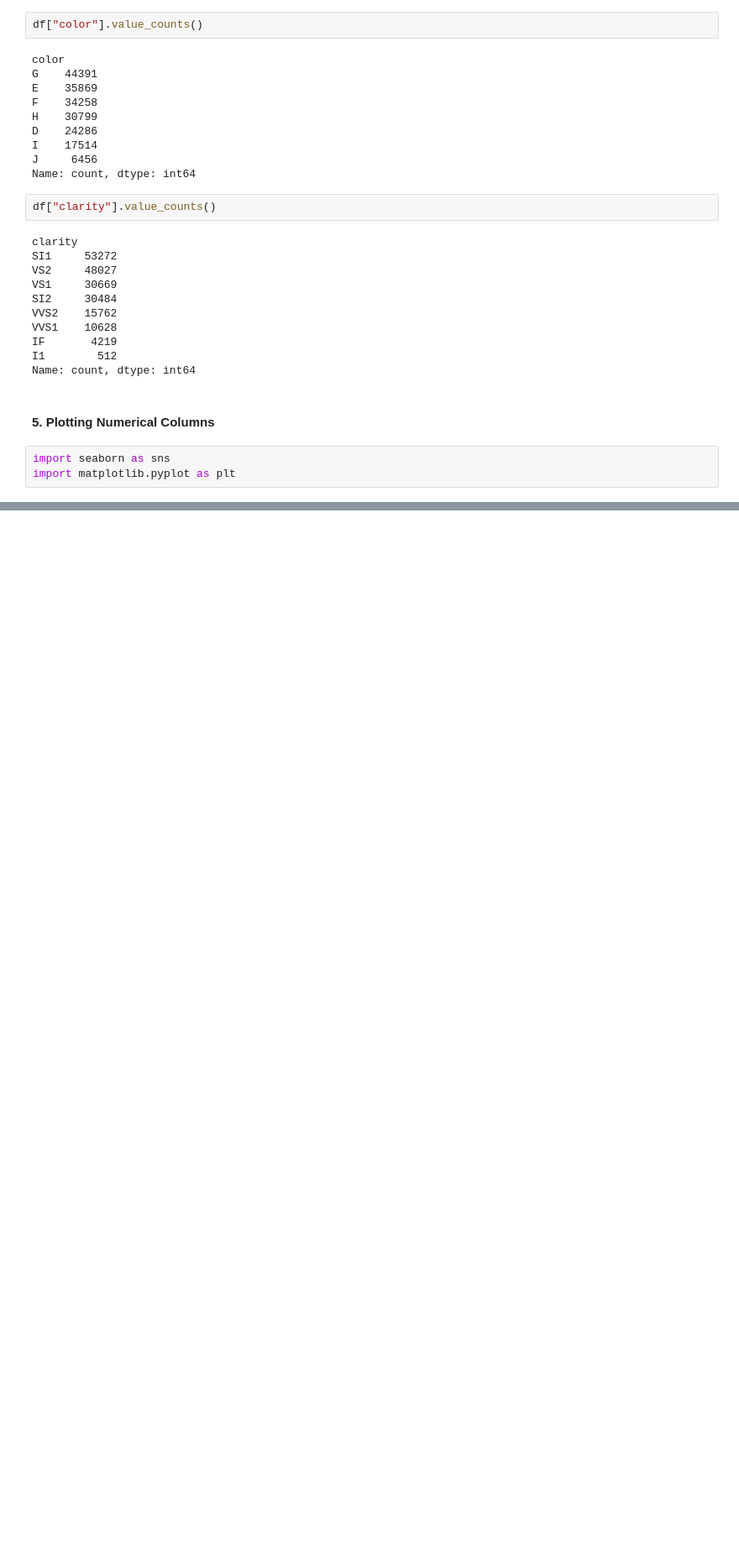
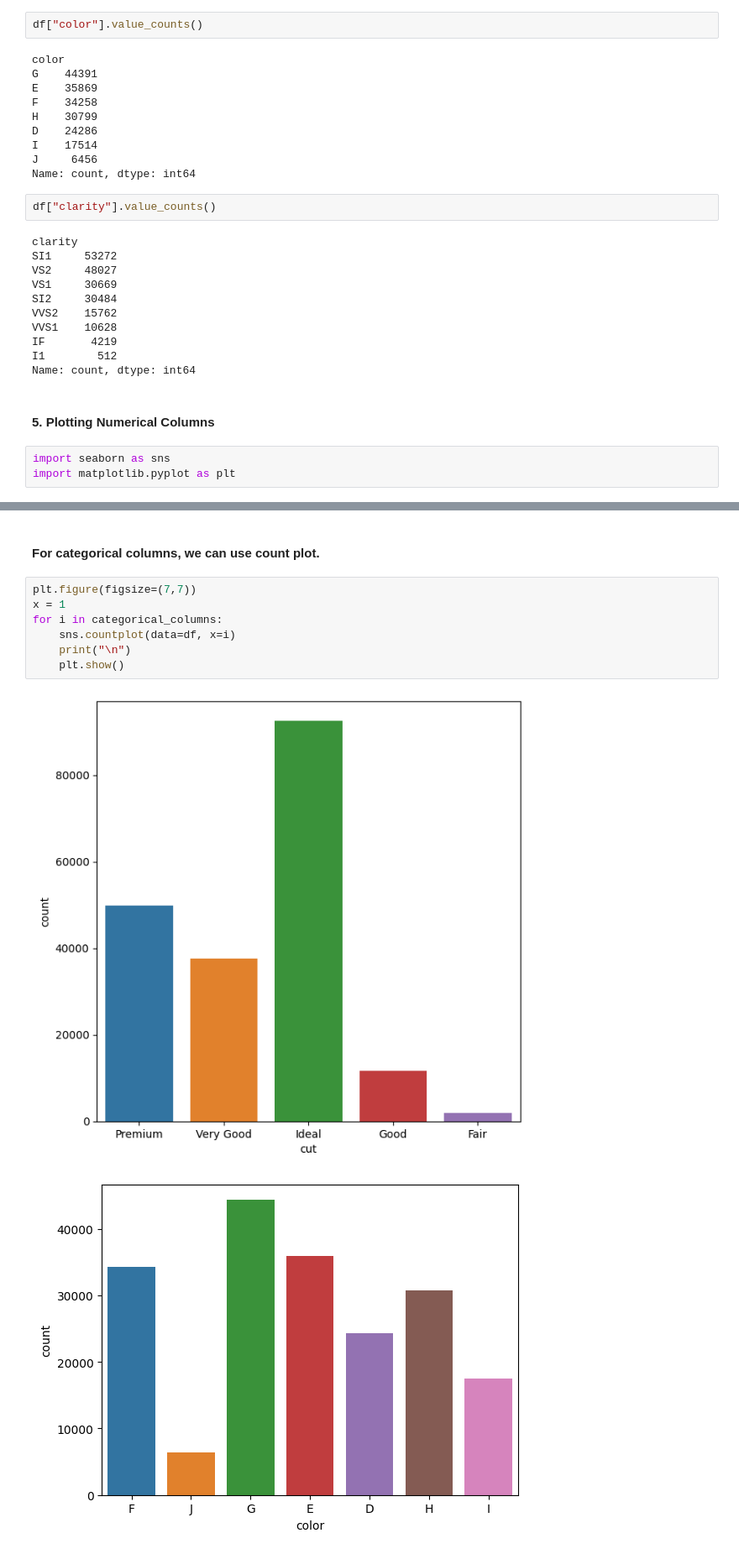
Before and after one commit to Santhoshgithub22/Diamond_Price_Prediction, a Jupyter notebook: notebooks/EDA.ipynb, the cells around one changed output, grey strips where cells are left out. Shown at 84% size. Cells and saved outputs as stored; diff of their text form; blank space fills up the shorter version.

```diff
--- a/notebooks/EDA.ipynb
+++ b/notebooks/EDA.ipynb
@@ -220,0 +231,12 @@ KeyboardInterrupt:
+# %% [markdown]
+#### For categorical columns, we can use count plot.
+# %%
+plt.figure(figsize=(7,7))
+x = 1
+for i in categorical_columns:
+    sns.countplot(data=df, x=i)
+    print("\n")
+    plt.show()
+# %% [output]
+[figure, added]
+[figure, added]
```
Also changed, not shown: parts of 21 cells of this notebook.
